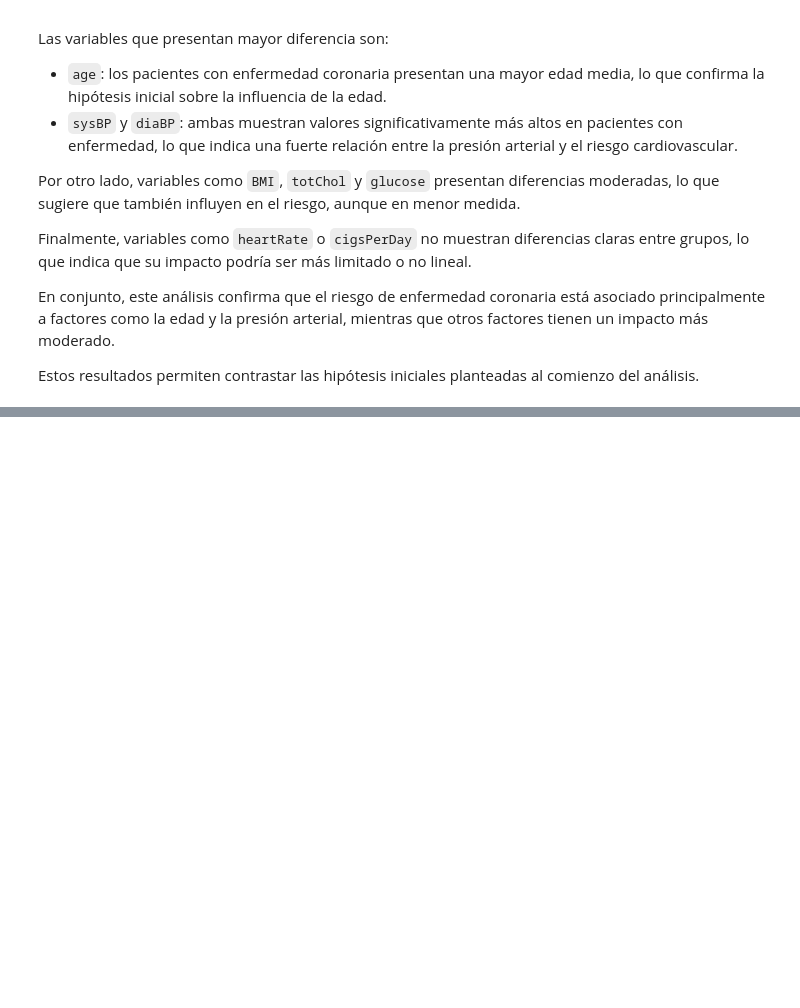
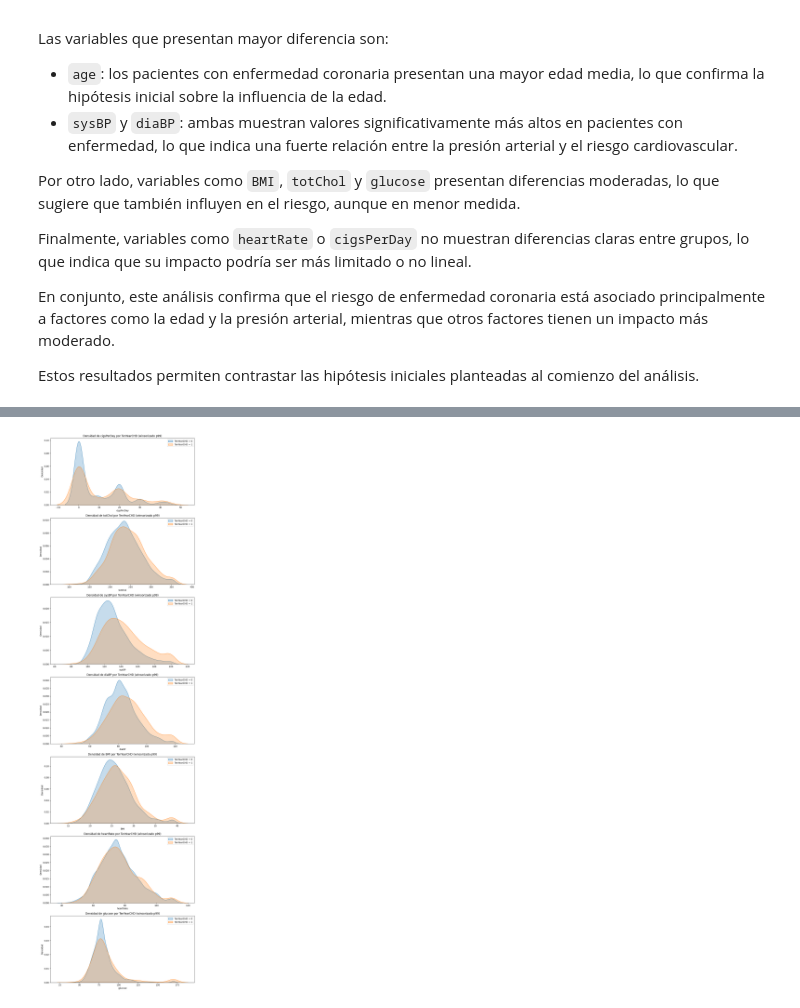
Before and after one commit to ttegarau41-sudo/proyecto_final_eda, a Jupyter notebook: src/proyecto.ipynb, the cells around one changed output, grey strips where cells are left out. Cells and saved outputs as stored; diff of their text form; code cells hidden in the pictures; blank space fills up the shorter version.

```diff
--- a/src/proyecto.ipynb
+++ b/src/proyecto.ipynb
@@ -621,0 +656,2 @@ Estos resultados permiten contrastar las hipótesis iniciales planteadas al comi
+# %%
+df_clean = df.copy()
@@ -621,0 +763,53 @@ Estos resultados permiten contrastar las hipótesis iniciales planteadas al comi
+# %%
+def windsorize_upper(df, columns, upper_percentile=0.99):
+    """
+    Limita los valores superiores de cada columna al percentil indicado.
+    No modifica el dataset original, solo devuelve una copia transformada.
+    """
+    df_copy = df.copy()
+
+    for col in columns:
+        upper_limit = df_copy[col].quantile(upper_percentile)
+        df_copy[col] = np.where(df_copy[col] > upper_limit, upper_limit, df_copy[col])
+
+    return df_copy
+
+
+cols_to_windsorize = ['cigsPerDay', 'totChol', 'sysBP', 'diaBP', 'BMI', 'heartRate', 'glucose']
+
+df_windsorized = windsorize_upper(df_clean, cols_to_windsorize, upper_percentile=0.99)
+# %%
+target = 'TenYearCHD'
+
+fig, axs = plt.subplots(
+    nrows=len(cols_to_windsorize),
+    ncols=1,
+    figsize=(10, 5 * len(cols_to_windsorize))
+)
+
+for i, col in enumerate(cols_to_windsorize):
+    sns.kdeplot(
+        data=df_windsorized[df_windsorized[target] == 0],
+        x=col,
+        ax=axs[i],
+        label=f'{target} = 0',
+        fill=True
+    )
+
+    sns.kdeplot(
+        data=df_windsorized[df_windsorized[target] == 1],
+        x=col,
+        ax=axs[i],
+        label=f'{target} = 1',
+        fill=True
+    )
+
+    axs[i].set_title(f'Densidad de {col} por {target} (winsorizado p99)')
+    axs[i].set_xlabel(col)
+    axs[i].set_ylabel('Densidad')
+    axs[i].legend()
+
+plt.tight_layout()
+plt.show()
+# %% [output]
+[figure, added]
```
Also changed, not shown: parts of 25 cells of this notebook, 4 other files.
